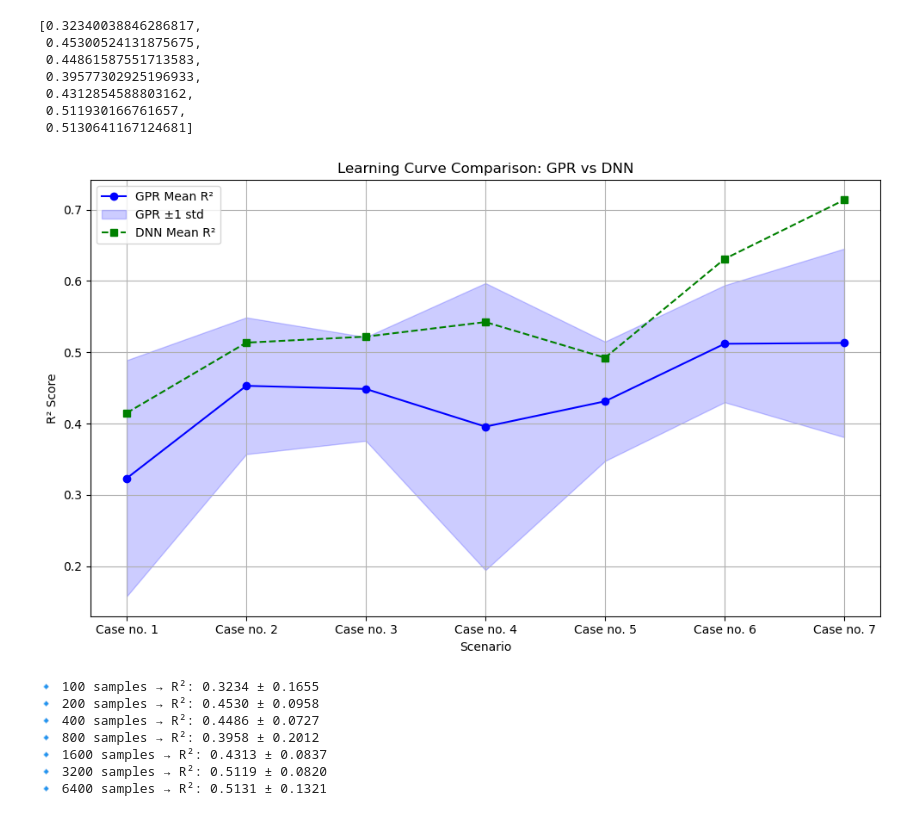
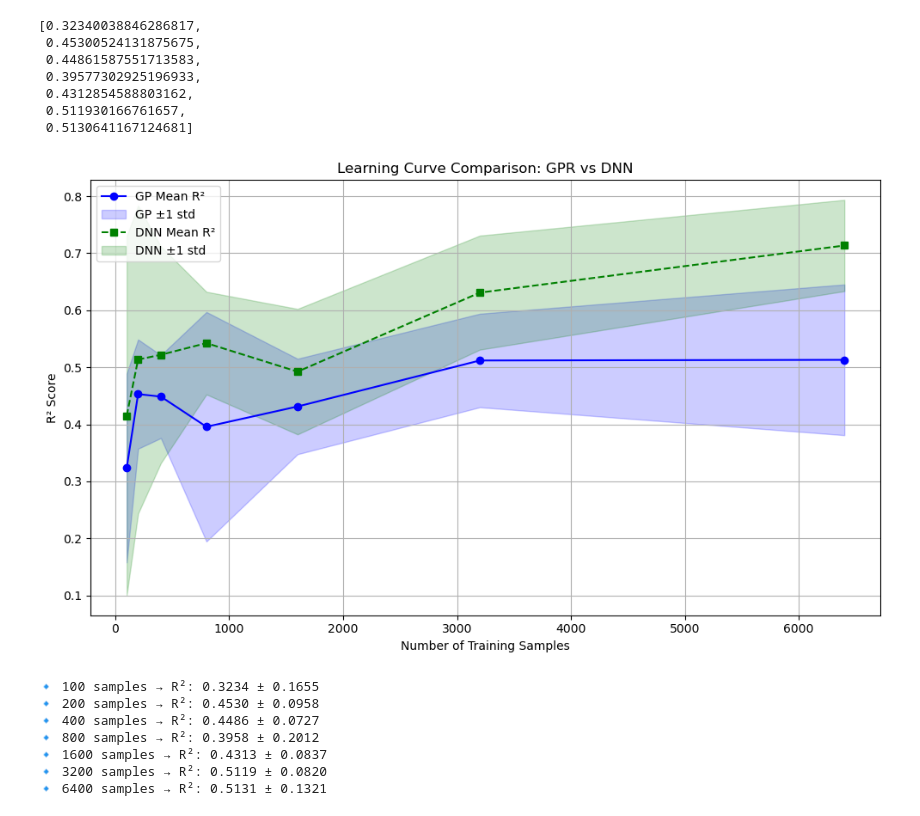
Before and after one commit to jaewook-lee4014/MultiFidelity-ProcessOpt, a Jupyter notebook: Process/5. Visualisation/learning_curve.ipynb, the cells around one changed output. Saved outputs shown, nothing was run; the diff lists cells and outputs as text; code cells hidden in the pictures.

```diff
--- a/Process/5. Visualisation/learning_curve.ipynb
+++ b/Process/5. Visualisation/learning_curve.ipynb
@@ -404,42 +384,44 @@ filtered_means
 # %%
 import numpy as np
 import matplotlib.pyplot as plt
 
 # 기존 데이터
+filtered_sizes = [size for size in data_sizes if size != 20]
 filtered_means = [np.mean(results_by_data_size[size]["r2"]) for size in data_sizes if size != 20]
 filtered_stds = [np.std(results_by_data_size[size]["r2"]) for size in data_sizes if size != 20]
 
 # DNN 모델 결과
 improved_means = [0.415, 0.5135, 0.5219453, 0.5423783, 0.492354, 0.6309, 0.7135]
-
-# 시나리오 라벨
-scenario_labels = [f"Case no. {i}" for i in range(1, 8)]
-x = np.arange(len(scenario_labels))  # [0, 1, ..., 6]
+# DNN std: 원본 image.png에서 초록색 band 상하한 읽어서 추출
+improved_stds = [0.315, 0.270, 0.19, 0.090, 0.110, 0.100, 0.080]
 
 # 플로팅
 plt.figure(figsize=(10, 6))
 
 # GPR 모델 결과
-plt.plot(x, filtered_means, marker='o', label="GPR Mean R²", color='blue')
-plt.fill_between(x,
+plt.plot(filtered_sizes, filtered_means, marker='o', label="GP Mean R²", color='blue')
+plt.fill_between(filtered_sizes,
                  np.array(filtered_means) - np.array(filtered_stds),
                  np.array(filtered_means) + np.array(filtered_stds),
-                 alpha=0.2, label="GPR ±1 std", color='blue')
+                 alpha=0.2, label="GP ±1 std", color='blue')
 
 # DNN 모델 결과
-plt.plot(x, improved_means, marker='s', linestyle='--', label="DNN Mean R²", color='green')
+plt.plot(filtered_sizes, improved_means, marker='s', linestyle='--', label="DNN Mean R²", color='green')
+plt.fill_between(filtered_sizes,
+                 np.array(improved_means) - np.array(improved_stds),
+                 np.array(improved_means) + np.array(improved_stds),
+                 alpha=0.2, label="DNN ±1 std", color='green')
 
 # 축 및 기타 설정
-plt.xticks(x, scenario_labels)
-plt.xlabel("Scenario")
+plt.xlabel("Number of Training Samples")
 plt.ylabel("R² Score")
 plt.title("Learning Curve Comparison: GPR vs DNN")
 plt.grid(True)
 plt.legend()
 plt.tight_layout()
 plt.show()
 # %% [output]
-[figure, old version]
+[figure, new version]
 # %%
 for size in filtered_sizes:
     mean_r2 = np.mean(results_by_data_size[size]["r2"])
```
Also changed, not shown: parts of 5 cells of this notebook, 18 other files.
